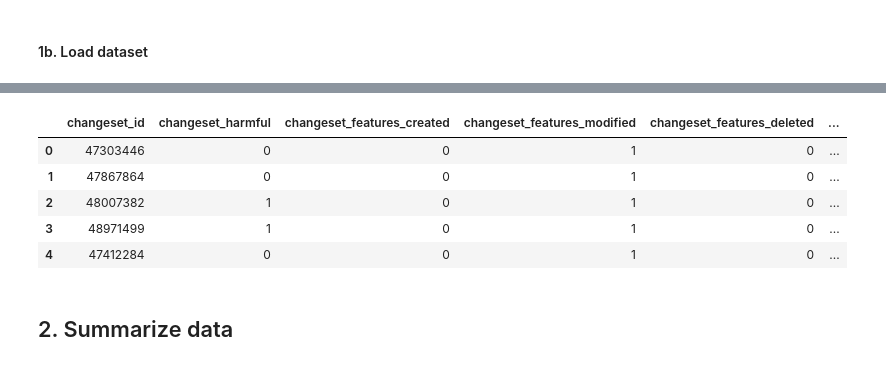
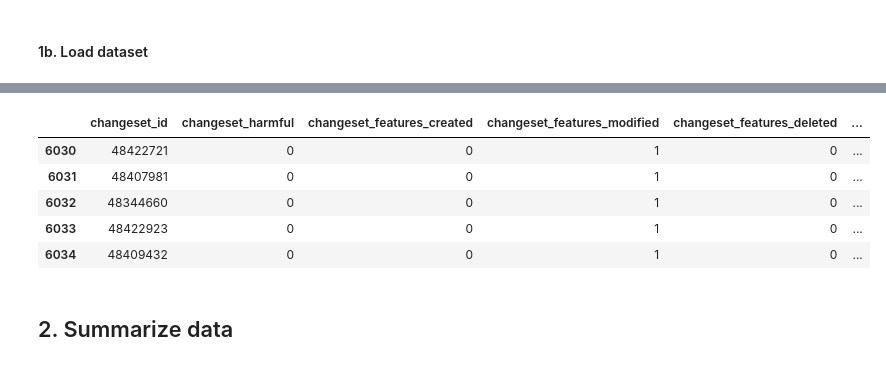
Before and after one commit to mapbox/gabbar, a Jupyter notebook: notebooks/feature_classifier.ipynb, the cells around one changed output, grey strips where cells are left out. Saved outputs shown, nothing was run; the diff lists cells and outputs as text; code cells hidden in the pictures.

```diff
--- a/notebooks/feature_classifier.ipynb
+++ b/notebooks/feature_classifier.ipynb
@@ -37,14 +37,14 @@ Shape after dropping duplicates: (5292, 115)
 # Creating a smaller sample to speed up workflow.
 # training = training[:1000]
 # %%
-training.head()
+training.tail()
 # %% [output]
 |  | changeset_id | changeset_harmful | changeset_features_created | changeset_features_modified | changeset_features_deleted | ... |
-| 0 | 47303446 | 0 | 0 | 1 | 0 | ... |
-| 1 | 47867864 | 0 | 0 | 1 | 0 | ... |
-| 2 | 48007382 | 1 | 0 | 1 | 0 | ... |
-| 3 | 48971499 | 1 | 0 | 1 | 0 | ... |
-| 4 | 47412284 | 0 | 0 | 1 | 0 | ... |
+| 6030 | 48422721 | 0 | 0 | 1 | 0 | ... |
+| 6031 | 48407981 | 0 | 0 | 1 | 0 | ... |
+| 6032 | 48344660 | 0 | 0 | 1 | 0 | ... |
+| 6033 | 48422923 | 0 | 0 | 1 | 0 | ... |
+| 6034 | 48409432 | 0 | 0 | 1 | 0 | ... |
 # %% [markdown]
 ## 2. Summarize data
 # %% [markdown]
```
Also changed, not shown: parts of 15 cells of this notebook, 2 other files.
